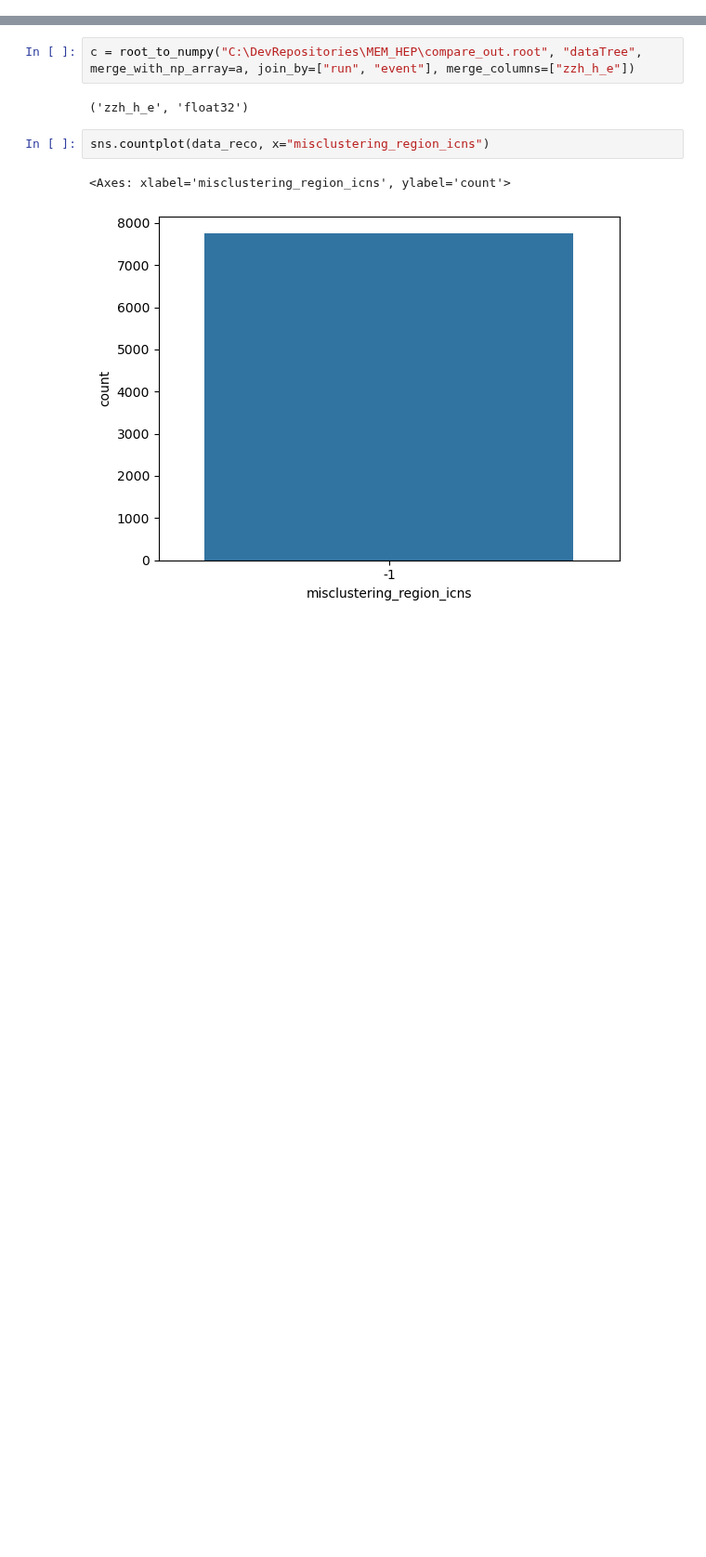
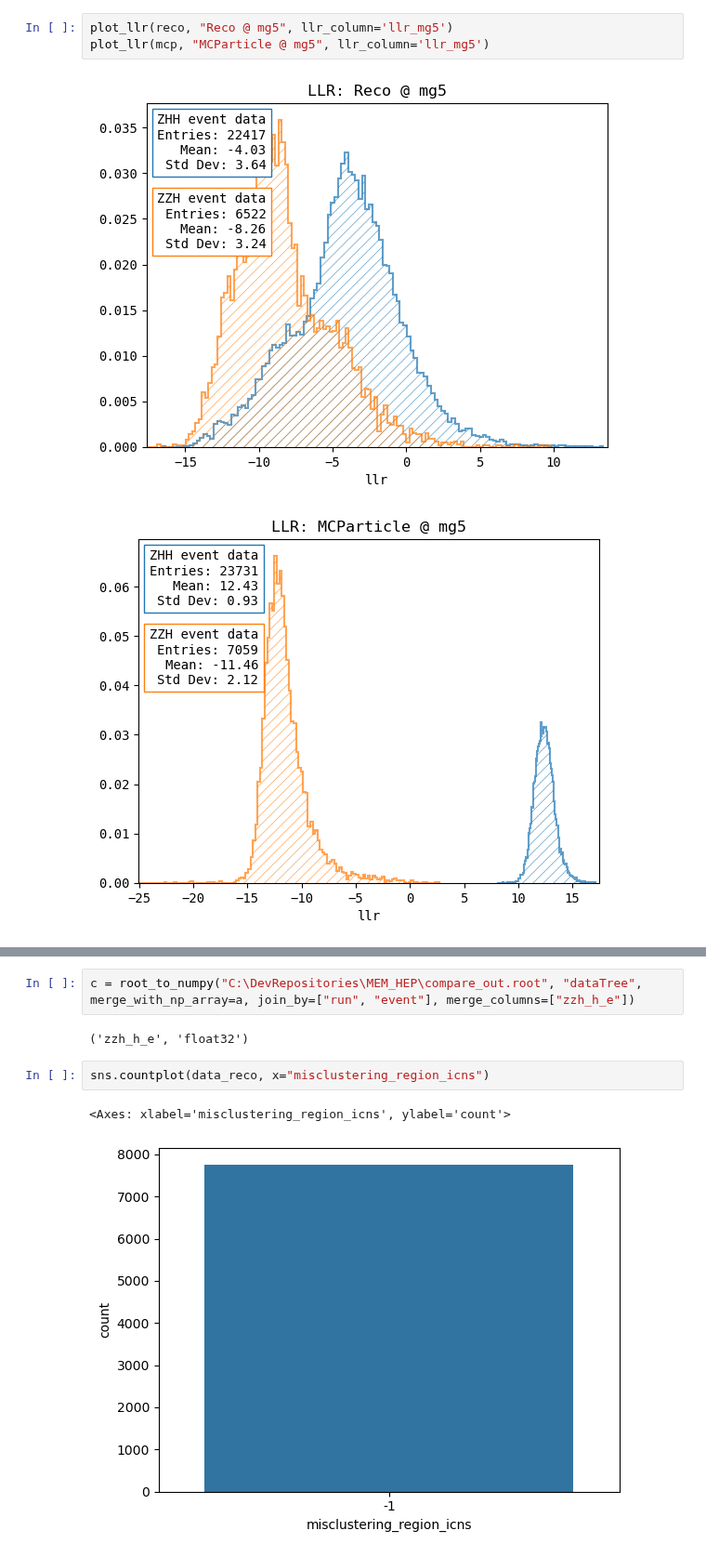
Before and after one commit to nVentis/MEM_HEP, a Jupyter notebook: view_v3.ipynb, the cells around one changed output, grey strips where cells are left out. Shown at 93% size. Drawn from its saved outputs; the diff is of its cells as text; blank space fills up the shorter version.

```diff
--- a/view_v3.ipynb
+++ b/view_v3.ipynb
@@ -32,0 +94,6 @@ data = {
+# %%
+plot_llr(reco, "Reco @ mg5", llr_column='llr_mg5')
+plot_llr(mcp, "MCParticle @ mg5", llr_column='llr_mg5')
+# %% [output]
+[figure, added]
+[figure, added]
```
Also changed, not shown: parts of 32 cells of this notebook, 37 other files.
